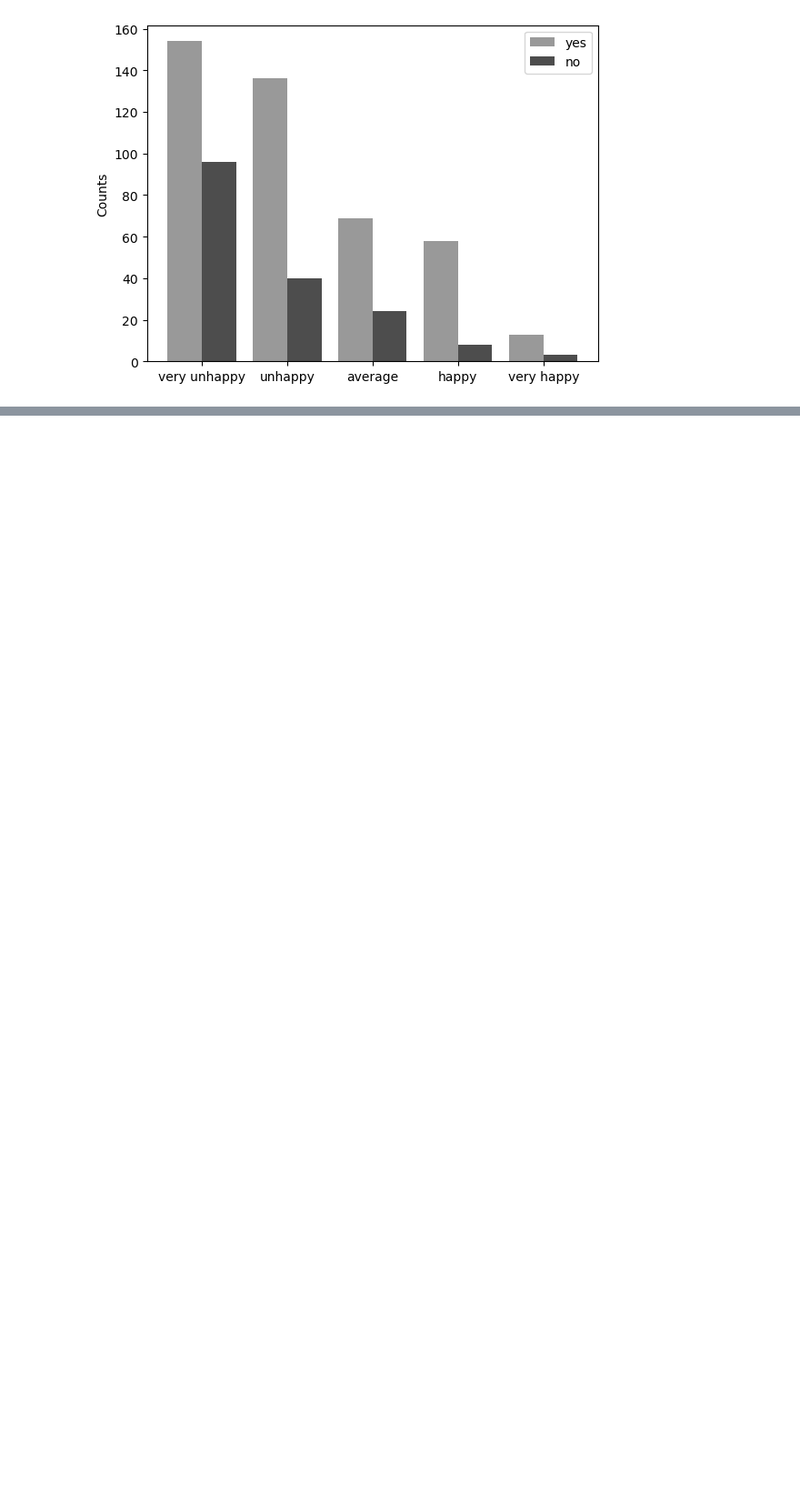
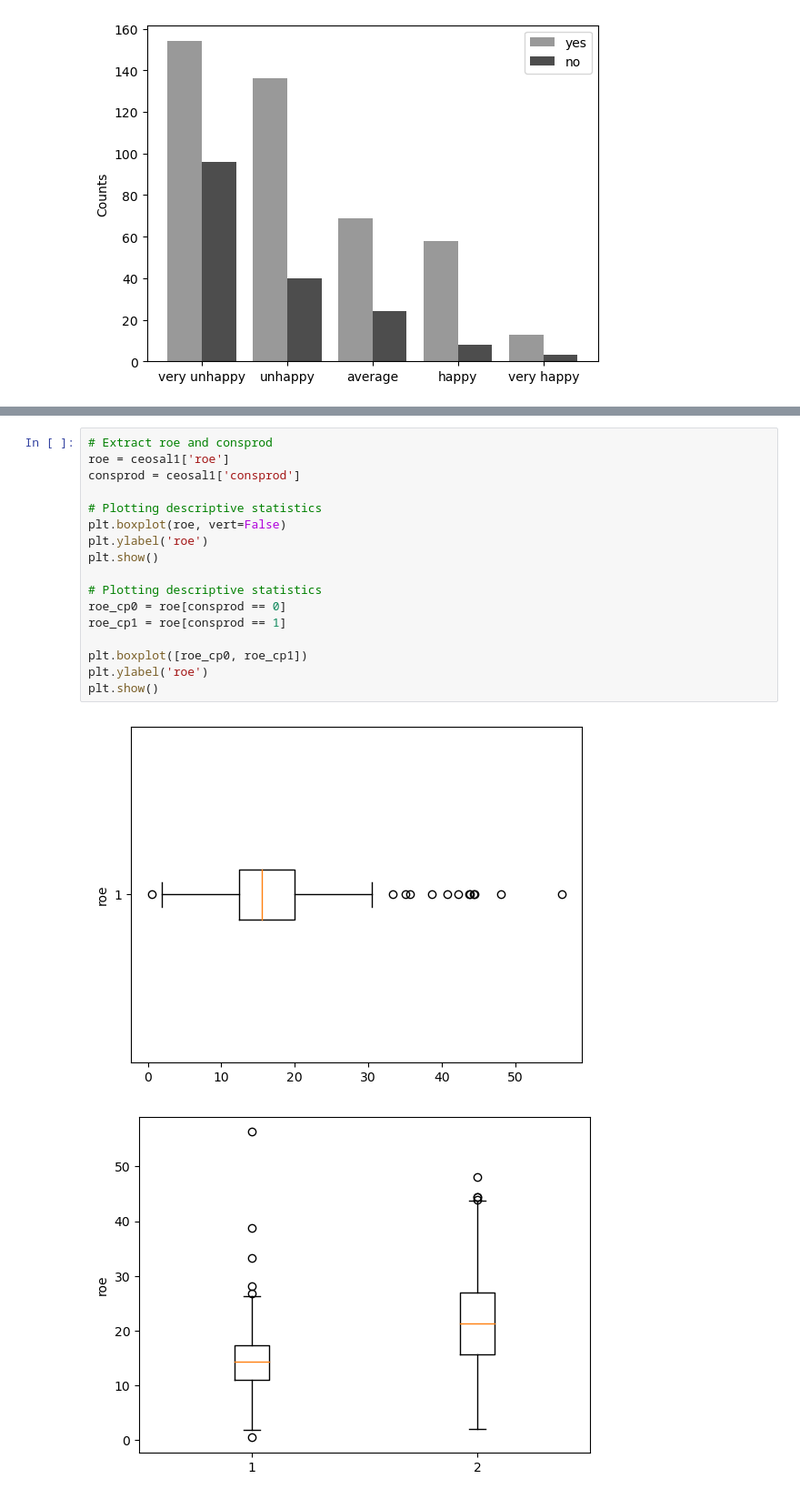
Before and after one commit to bahategar/Preparation, a Jupyter notebook: Econometrics/1-Introduction.ipynb, the cells around one changed output, grey strips where cells are left out. Shown: that part at 91% size. Saved outputs shown, nothing was run; the diff lists cells and outputs as text; blank space fills up the shorter version.

```diff
--- a/Econometrics/1-Introduction.ipynb
+++ b/Econometrics/1-Introduction.ipynb
@@ -160,0 +252,20 @@ plt.show()
+# %%
+# Extract roe and consprod
+roe = ceosal1['roe']
+consprod = ceosal1['consprod']
+
+# Plotting descriptive statistics
+plt.boxplot(roe, vert=False)
+plt.ylabel('roe')
+plt.show()
+
+# Plotting descriptive statistics
+roe_cp0 = roe[consprod == 0]
+roe_cp1 = roe[consprod == 1]
+
+plt.boxplot([roe_cp0, roe_cp1])
+plt.ylabel('roe')
+plt.show()
+# %% [output]
+[figure, added]
+[figure, added]
```
Also changed, not shown: parts of 37 cells of this notebook, 7 other files.
